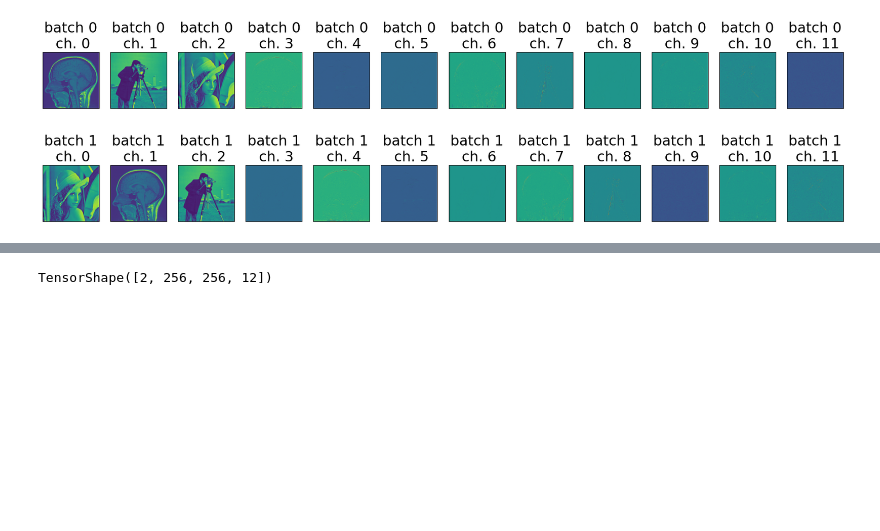
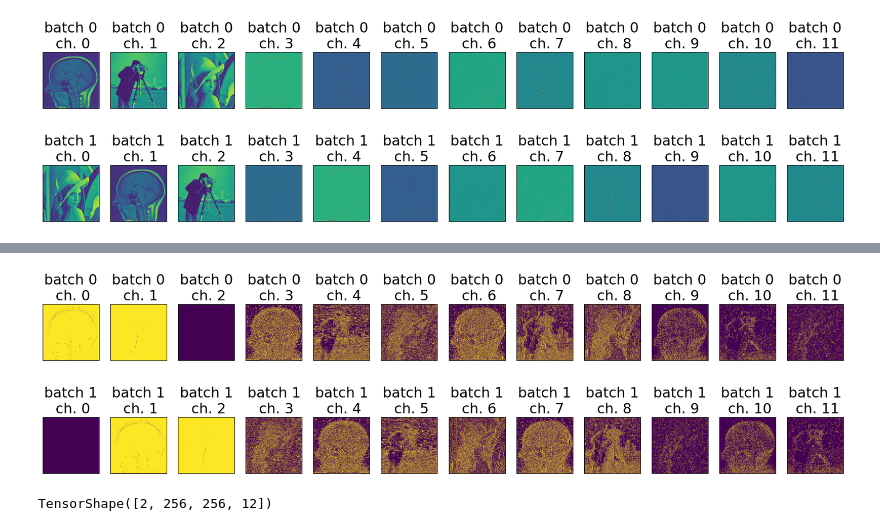
Before and after one commit to kkt-ee/TFDWT, a Jupyter notebook: Tutorials/DWT_Tutorial.ipynb, the cells around one changed output, grey strips where cells are left out. Saved outputs shown, nothing was run; the diff lists cells and outputs as text; code cells hidden in the pictures; blank space fills up the shorter version.

```diff
--- a/Tutorials/DWT_Tutorial.ipynb
+++ b/Tutorials/DWT_Tutorial.ipynb
@@ -235,16 +235,21 @@ coeffs = DWT2D(wave=wave)(xnew)
 print(coeffs.shape)
 print(tf.reduce_min(coeffs)), print(tf.reduce_max(coeffs))
 # import matplotlib.pyplot as plt
-_ = coeffs
-for b in range(_.shape[0]):
-    plt.figure(figsize=(22,8))
-    for c in range(_.shape[-1]):
-        plt.subplot(1, _.shape[-1], c+1),
-        plt.imshow(_[b,:,:,c]), plt.title(f'batch {b}\n ch. {c}')
-        # plt.imshow(_[b,:,:,c]>0.001), plt.title(f'batch {b}\n ch. {c}')
-        plt.xticks([])
-        plt.yticks([])
-    plt.show()
+
+def plotall(_, thresh=0):
+    # _ = coeffs
+    for b in range(_.shape[0]):
+        plt.figure(figsize=(22,8))
+        for c in range(_.shape[-1]):
+            plt.subplot(1, _.shape[-1], c+1),
+            if thresh==0:
+                plt.imshow(_[b,:,:,c]), plt.title(f'batch {b}\n ch. {c}')
+            else:
+                plt.imshow(_[b,:,:,c]>thresh), plt.title(f'batch {b}\n ch. {c}')
+            plt.xticks([])
+            plt.yticks([])
+        plt.show()
+plotall(coeffs, 0)
 # %% [output]
 (2, 256, 256, 12)
 tf.Tensor(-0.31083655, shape=(), dtype=float32)
@@ -261,3 +259,8 @@ tf.Tensor(2.4014206, shape=(), dtype=float32)
+# %%
+plotall(coeffs, 0.001)
+# %% [output]
+[figure, added]
+[figure, added]
 # %%
 coeffs.shape
 # %% [output]
```
Also changed, not shown: parts of 1 cell of this notebook.
